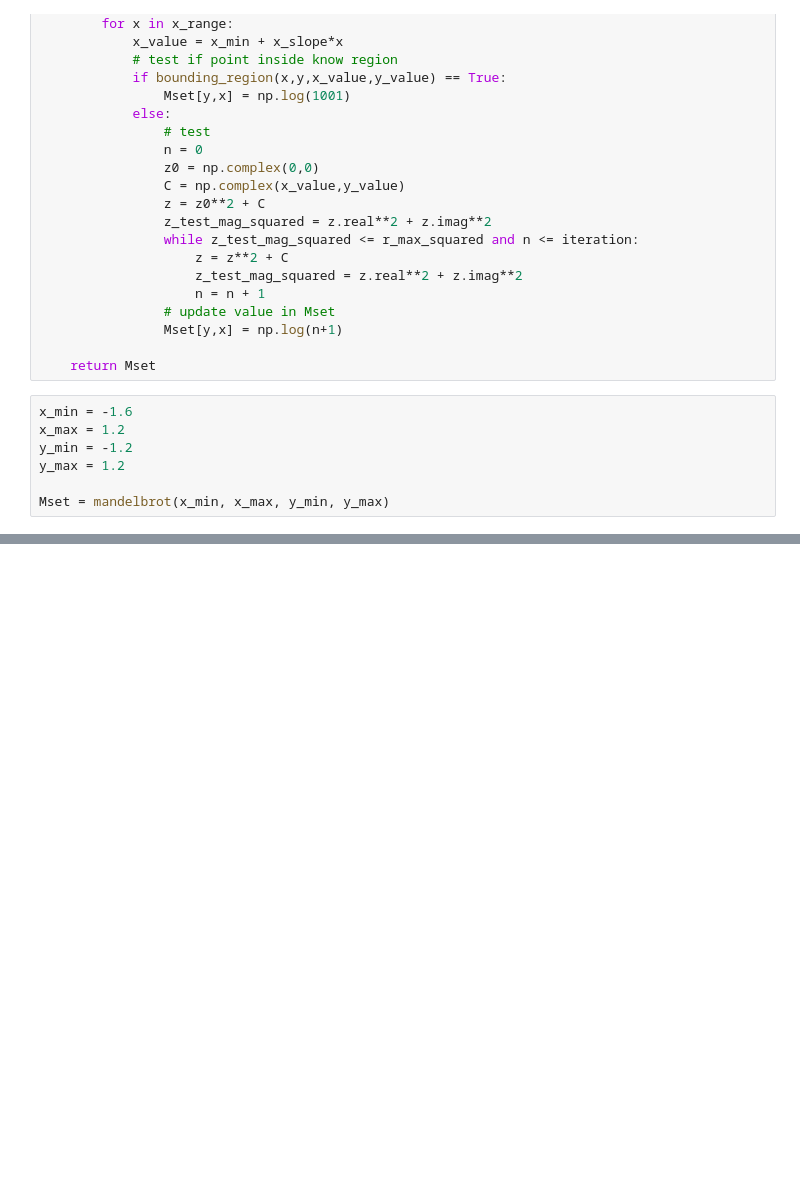
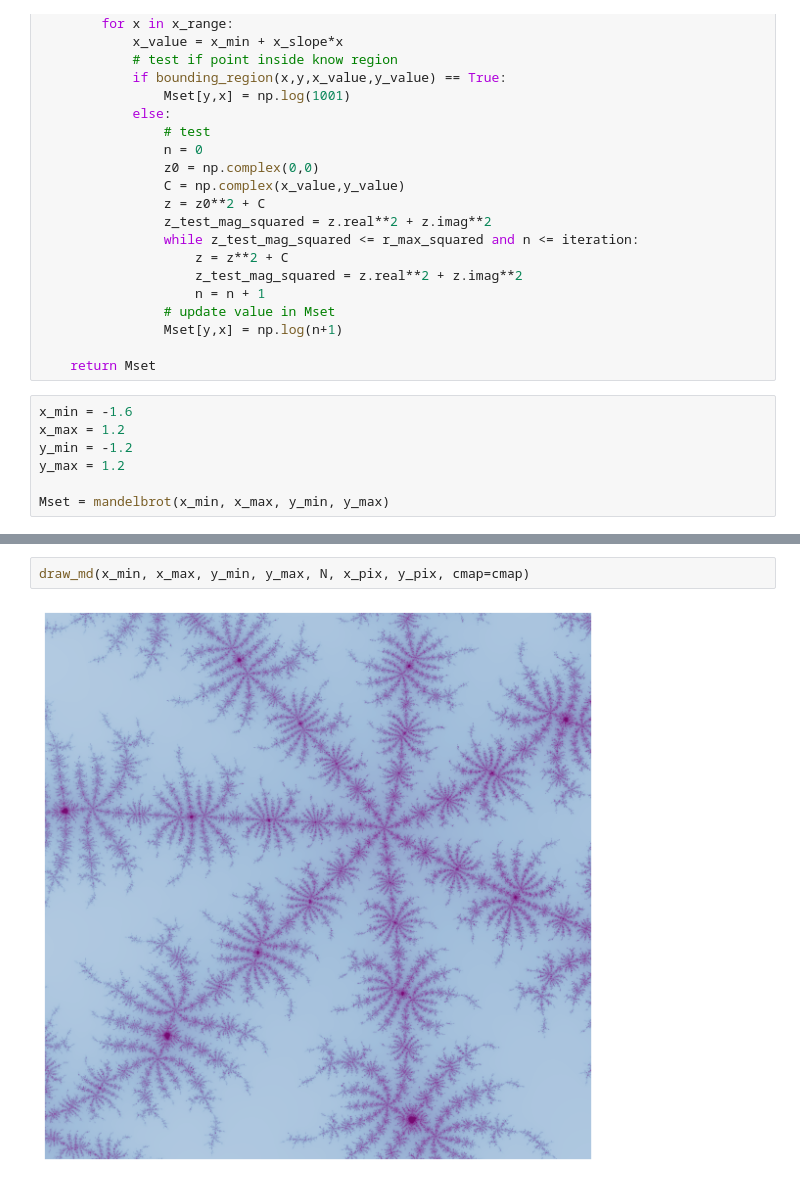
Before and after one commit to skacem/Algorithmic-Art, a Jupyter notebook: mandelbrot.ipynb, the cells around one changed output, grey strips where cells are left out. Drawn from its saved outputs; the diff is of its cells as text; blank space fills up the shorter version.

```diff
--- a/mandelbrot.ipynb
+++ b/mandelbrot.ipynb
@@ -110,0 +169,4 @@ plt.axis('off');
+# %%
+draw_md(x_min, x_max, y_min, y_max, N, x_pix, y_pix, cmap=cmap)
+# %% [output]
+[figure, added]
```
Also changed, not shown: parts of 9 cells of this notebook.
